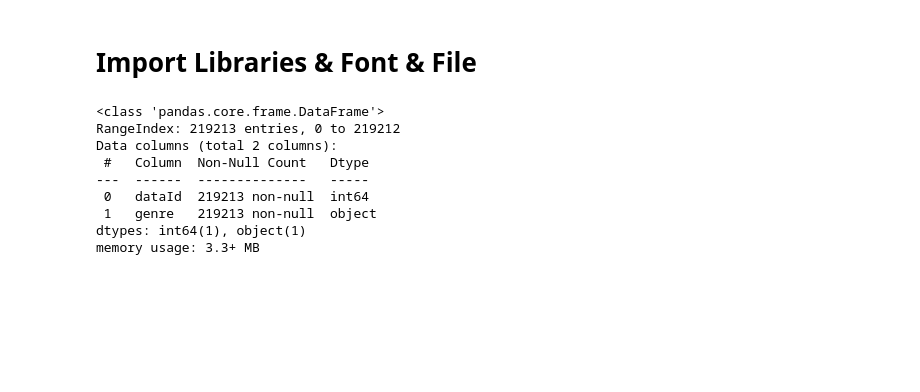
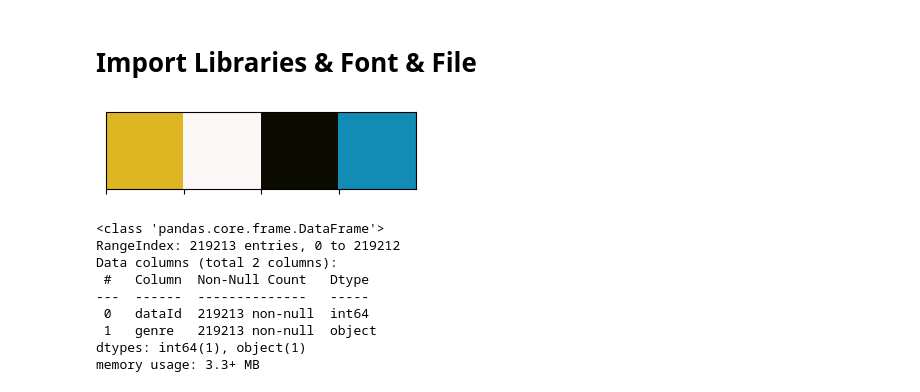
Before and after one commit to hyungchulc/IMDB-Analysis, a Jupyter notebook: IMBD.ipynb, the cells around one changed output. Cells and saved outputs as stored; diff of their text form; code cells hidden in the pictures; blank space fills up the shorter version.

```diff
--- a/IMBD.ipynb
+++ b/IMBD.ipynb
@@ -18,3 +18,11 @@ idr = pd.read_csv('/Users/dtive/Documents/GitHub/Kaggle/IMBD/contentDataRegion.c
+# %%
+#imdb & Youtube color palette
+imdb_palette = ['#deb522','#fcf7f7','#0c0b00','#128bb5']
+
+#show netflix color palette
+sns.palplot(imdb_palette)
+# %% [output]
+[figure, added]
 # %%
 #Analyze the heads of the data
 idg.info()
```
Also changed, not shown: parts of 17 cells of this notebook.
